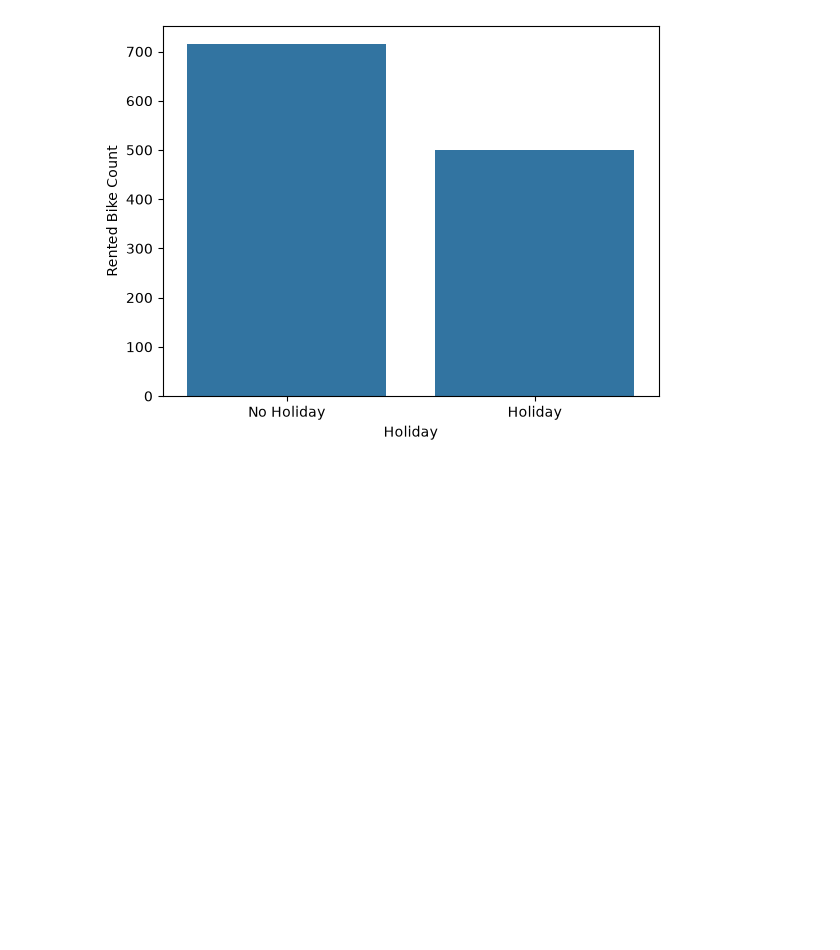
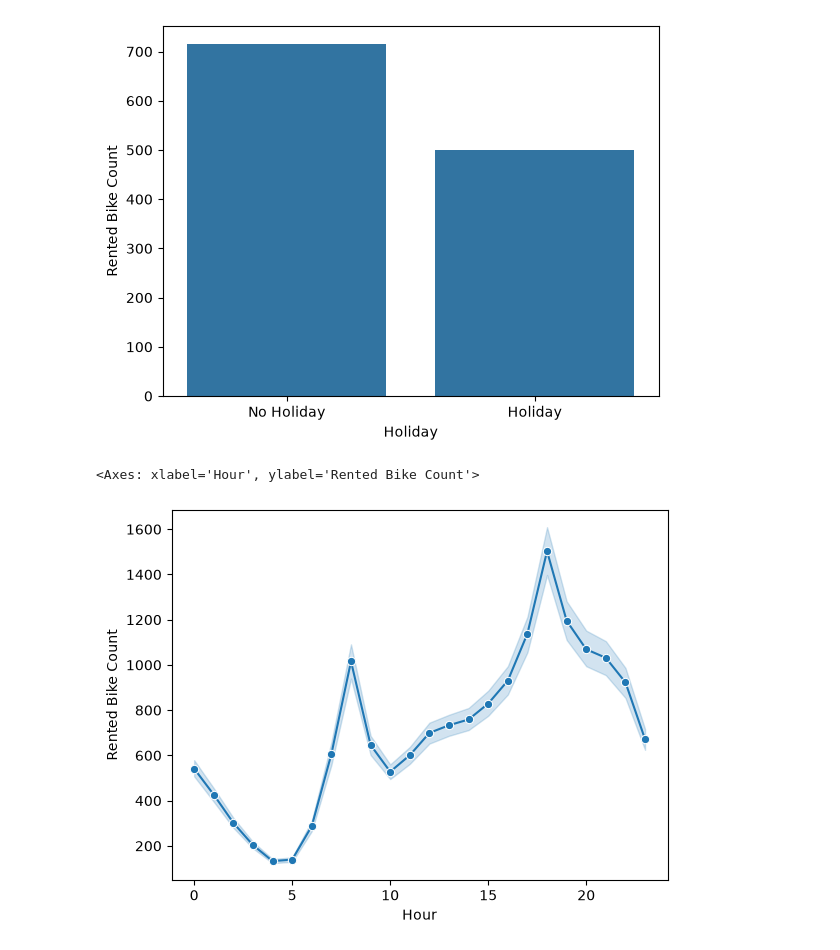
Before and after one commit to aon-muhammad/ArtificaialNueralNetworks, a Jupyter notebook: model.ipynb, the cells around one changed output. Saved outputs shown, nothing was run; the diff lists cells and outputs as text; code cells hidden in the pictures; blank space fills up the shorter version.

Commit message:
Graphs

```diff
--- a/model.ipynb
+++ b/model.ipynb
@@ -96,3 +97,8 @@ sns.barplot(df,x='Holiday',y='Rented Bike Count',errorbar=None)
 # %% [output]
 <Axes: xlabel='Holiday', ylabel='Rented Bike Count'>
 [figure]
+# %%
+sns.lineplot(df,x='Hour',y='Rented Bike Count',marker='o')
+# %% [output]
+<Axes: xlabel='Hour', ylabel='Rented Bike Count'>
+[figure, added]
```
Also changed, not shown: parts of 10 cells of this notebook.
